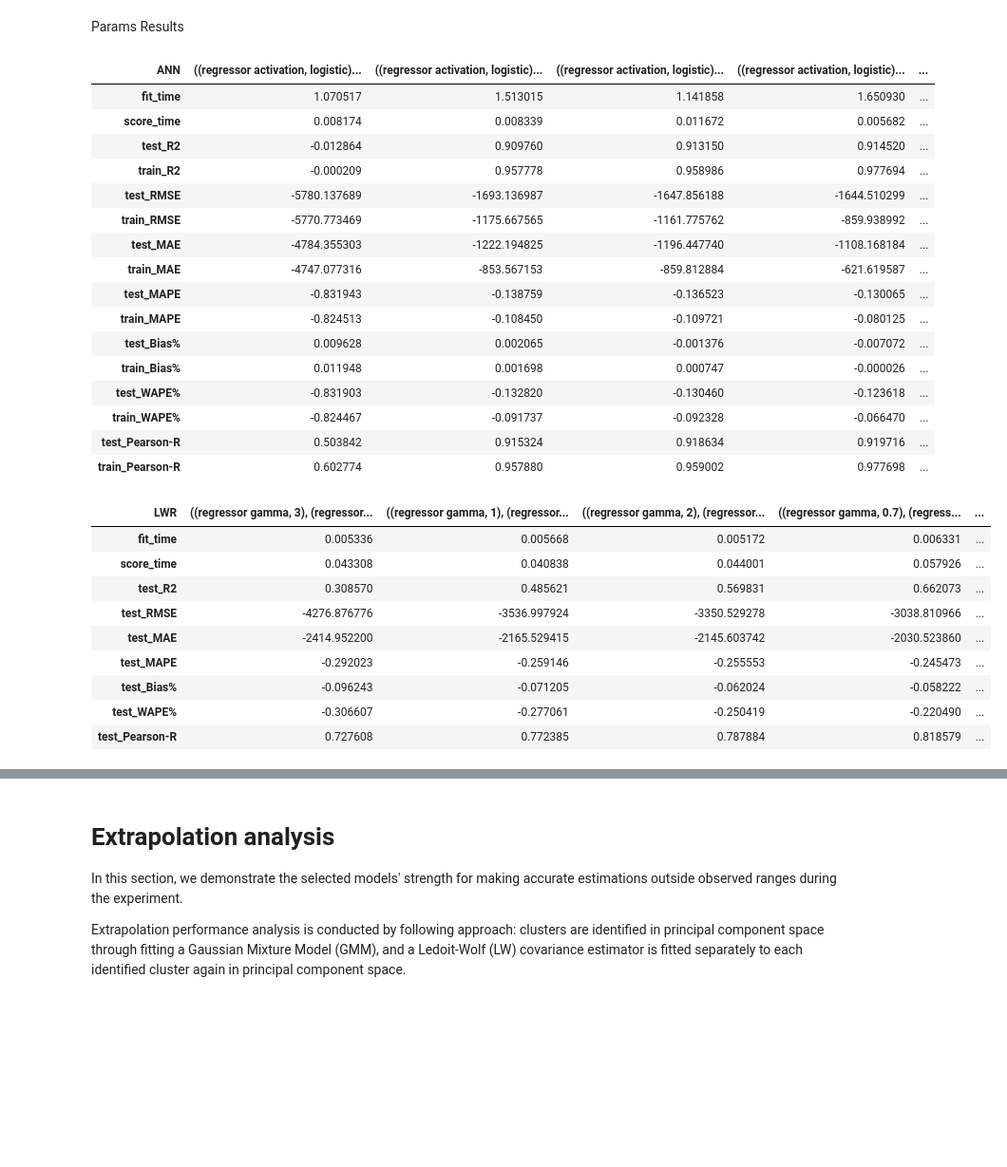
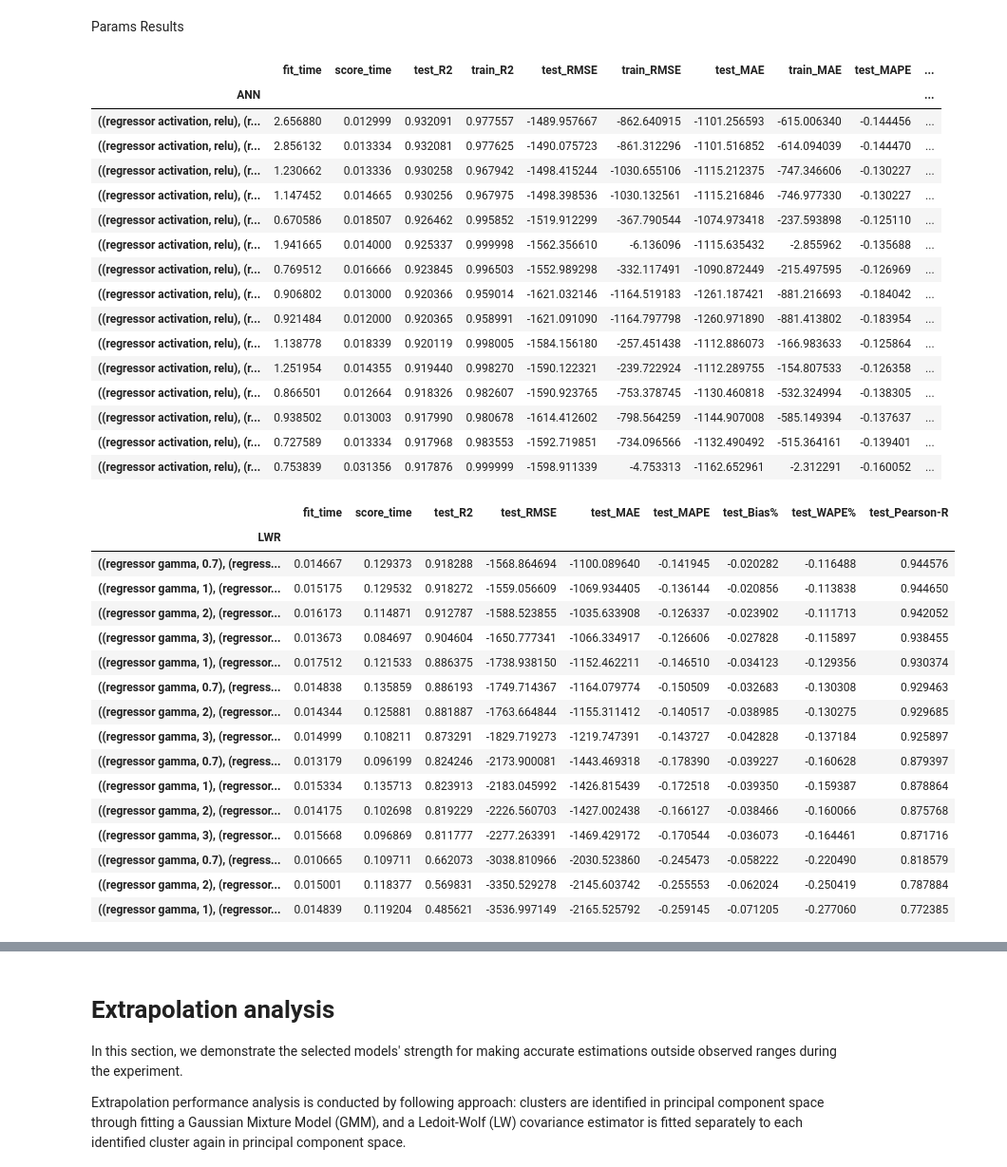
Before and after one commit to sukruc/htp-dp, a Jupyter notebook: notebook/hTP.ipynb, the cells around one changed output, grey strips where cells are left out. Shown at 95% size. Saved outputs shown, nothing was run; the diff lists cells and outputs as text; code cells hidden in the pictures; blank space fills up the shorter version.

```diff
--- a/notebook/hTP.ipynb
+++ b/notebook/hTP.ipynb
@@ -8,4 +8,8 @@ from utils import Dataset, getDataset
 import utils as u
 import pandas as pd
 import seaborn as sns
+import time
+import sklearnex
 idx = pd.IndexSlice
+pd.set_option('display.max_columns', 800)
+pd.set_option('display.max_rows', 800)
@@ -204,5 +217,8 @@ htp.displayHistogram(target_var='Heat transfer coefficient')
 Params results
 # %%
 for m in htp.models_cv:
-    display(u.process_ann_results(htp.models_cv[m], m)[0].T)
+    print(m)
+    _ = u.process_ann_results(htp.models_cv[m], m)[0]
+    _.to_csv("../output/htp_normal_{}.csv".format(m), index=False)
+    display(_.sort_values("test_R2", ascending=False).head(15))
 # %% [output]
@@ -347,32 +383,41 @@ dp.displayHistogram(target_var='Pressure drop')
 Params Results
 # %%
 for m in dp.models_cv:
-    display(u.process_ann_results(dp.models_cv[m], m)[0].T)
+    _ = u.process_ann_results(dp.models_cv[m], m)[0]
+    _.to_csv("../output/dp_normal_{}.csv".format(m), index=False)
+    display(_.sort_values("test_R2", ascending=False).head(15))
 # %% [output]
-| ANN | ((regressor activation, logistic)... | ((regressor activation, logistic)... | ((regressor activation, logistic)... | ((regressor activation, logistic)... | ... |
-| fit_time | 1.070517 | 1.513015 | 1.141858 | 1.650930 | ... |
-| score_time | 0.008174 | 0.008339 | 0.011672 | 0.005682 | ... |
-| test_R2 | -0.012864 | 0.909760 | 0.913150 | 0.914520 | ... |
-| train_R2 | -0.000209 | 0.957778 | 0.958986 | 0.977694 | ... |
-| test_RMSE | -5780.137689 | -1693.136987 | -1647.856188 | -1644.510299 | ... |
-| train_RMSE | -5770.773469 | -1175.667565 | -1161.775762 | -859.938992 | ... |
-| test_MAE | -4784.355303 | -1222.194825 | -1196.447740 | -1108.168184 | ... |
-| train_MAE | -4747.077316 | -853.567153 | -859.812884 | -621.619587 | ... |
-| test_MAPE | -0.831943 | -0.138759 | -0.136523 | -0.130065 | ... |
-| train_MAPE | -0.824513 | -0.108450 | -0.109721 | -0.080125 | ... |
-| test_Bias% | 0.009628 | 0.002065 | -0.001376 | -0.007072 | ... |
-| train_Bias% | 0.011948 | 0.001698 | 0.000747 | -0.000026 | ... |
-| test_WAPE% | -0.831903 | -0.132820 | -0.130460 | -0.123618 | ... |
-| train_WAPE% | -0.824467 | -0.091737 | -0.092328 | -0.066470 | ... |
-| test_Pearson-R | 0.503842 | 0.915324 | 0.918634 | 0.919716 | ... |
-| train_Pearson-R | 0.602774 | 0.957880 | 0.959002 | 0.977698 | ... |
+|  | fit_time | score_time | test_R2 | train_R2 | test_RMSE | train_RMSE | test_MAE | train_MAE | test_MAPE | ... |
+| ANN |  |  |  |  |  |  |  |  |  | ... |
+| ((regressor activation, relu), (r... | 2.656880 | 0.012999 | 0.932091 | 0.977557 | -1489.957667 | -862.640915 | -1101.256593 | -615.006340 | -0.144456 | ... |
+| ((regressor activation, relu), (r... | 2.856132 | 0.013334 | 0.932081 | 0.977625 | -1490.075723 | -861.312296 | -1101.516852 | -614.094039 | -0.144470 | ... |
+| ((regressor activation, relu), (r... | 1.230662 | 0.013336 | 0.930258 | 0.967942 | -1498.415244 | -1030.655106 | -1115.212375 | -747.346606 | -0.130227 | ... |
+| ((regressor activation, relu), (r... | 1.147452 | 0.014665 | 0.930256 | 0.967975 | -1498.398536 | -1030.132561 | -1115.216846 | -746.977330 | -0.130227 | ... |
+| ((regressor activation, relu), (r... | 0.670586 | 0.018507 | 0.926462 | 0.995852 | -1519.912299 | -367.790544 | -1074.973418 | -237.593898 | -0.125110 | ... |
+| ((regressor activation, relu), (r... | 1.941665 | 0.014000 | 0.925337 | 0.999998 | -1562.356610 | -6.136096 | -1115.635432 | -2.855962 | -0.135688 | ... |
+| ((regressor activation, relu), (r... | 0.769512 | 0.016666 | 0.923845 | 0.996503 | -1552.989298 | -332.117491 | -1090.872449 | -215.497595 | -0.126969 | ... |
+| ((regressor activation, relu), (r... | 0.906802 | 0.013000 | 0.920366 | 0.959014 | -1621.032146 | -1164.519183 | -1261.187421 | -881.216693 | -0.184042 | ... |
+| ((regressor activation, relu), (r... | 0.921484 | 0.012000 | 0.920365 | 0.958991 | -1621.091090 | -1164.797798 | -1260.971890 | -881.413802 | -0.183954 | ... |
+| ((regressor activation, relu), (r... | 1.138778 | 0.018339 | 0.920119 | 0.998005 | -1584.156180 | -257.451438 | -1112.886073 | -166.983633 | -0.125864 | ... |
+| ((regressor activation, relu), (r... | 1.251954 | 0.014355 | 0.919440 | 0.998270 | -1590.122321 | -239.722924 | -1112.289755 | -154.807533 | -0.126358 | ... |
+| ((regressor activation, relu), (r... | 0.866501 | 0.012664 | 0.918326 | 0.982607 | -1590.923765 | -753.378745 | -1130.460818 | -532.324994 | -0.138305 | ... |
+| ((regressor activation, relu), (r... | 0.938502 | 0.013003 | 0.917990 | 0.980678 | -1614.412602 | -798.564259 | -1144.907008 | -585.149394 | -0.137637 | ... |
+| ((regressor activation, relu), (r... | 0.727589 | 0.013334 | 0.917968 | 0.983553 | -1592.719851 | -734.096566 | -1132.490492 | -515.364161 | -0.139401 | ... |
+| ((regressor activation, relu), (r... | 0.753839 | 0.031356 | 0.917876 | 0.999999 | -1598.911339 | -4.753313 | -1162.652961 | -2.312291 | -0.160052 | ... |
-| LWR | ((regressor gamma, 3), (regressor... | ((regressor gamma, 1), (regressor... | ((regressor gamma, 2), (regressor... | ((regressor gamma, 0.7), (regress... | ... |
-| fit_time | 0.005336 | 0.005668 | 0.005172 | 0.006331 | ... |
-| score_time | 0.043308 | 0.040838 | 0.044001 | 0.057926 | ... |
-| test_R2 | 0.308570 | 0.485621 | 0.569831 | 0.662073 | ... |
-| test_RMSE | -4276.876776 | -3536.997924 | -3350.529278 | -3038.810966 | ... |
-| test_MAE | -2414.952200 | -2165.529415 | -2145.603742 | -2030.523860 | ... |
-| test_MAPE | -0.292023 | -0.259146 | -0.255553 | -0.245473 | ... |
-| test_Bias% | -0.096243 | -0.071205 | -0.062024 | -0.058222 | ... |
-| test_WAPE% | -0.306607 | -0.277061 | -0.250419 | -0.220490 | ... |
-| test_Pearson-R | 0.727608 | 0.772385 | 0.787884 | 0.818579 | ... |
+|  | fit_time | score_time | test_R2 | test_RMSE | test_MAE | test_MAPE | test_Bias% | test_WAPE% | test_Pearson-R |
+| LWR |  |  |  |  |  |  |  |  |  |
+| ((regressor gamma, 0.7), (regress... | 0.014667 | 0.129373 | 0.918288 | -1568.864694 | -1100.089640 | -0.141945 | -0.020282 | -0.116488 | 0.944576 |
+| ((regressor gamma, 1), (regressor... | 0.015175 | 0.129532 | 0.918272 | -1559.056609 | -1069.934405 | -0.136144 | -0.020856 | -0.113838 | 0.944650 |
+| ((regressor gamma, 2), (regressor... | 0.016173 | 0.114871 | 0.912787 | -1588.523855 | -1035.633908 | -0.126337 | -0.023902 | -0.111713 | 0.942052 |
+| ((regressor gamma, 3), (regressor... | 0.013673 | 0.084697 | 0.904604 | -1650.777341 | -1066.334917 | -0.126606 | -0.027828 | -0.115897 | 0.938455 |
+| ((regressor gamma, 1), (regressor... | 0.017512 | 0.121533 | 0.886375 | -1738.938150 | -1152.462211 | -0.146510 | -0.034123 | -0.129356 | 0.930374 |
+| ((regressor gamma, 0.7), (regress... | 0.014838 | 0.135859 | 0.886193 | -1749.714367 | -1164.079774 | -0.150509 | -0.032683 | -0.130308 | 0.929463 |
+| ((regressor gamma, 2), (regressor... | 0.014344 | 0.125881 | 0.881887 | -1763.664844 | -1155.311412 | -0.140517 | -0.038985 | -0.130275 | 0.929685 |
+| ((regressor gamma, 3), (regressor... | 0.014999 | 0.108211 | 0.873291 | -1829.719273 | -1219.747391 | -0.143727 | -0.042828 | -0.137184 | 0.925897 |
+| ((regressor gamma, 0.7), (regress... | 0.013179 | 0.096199 | 0.824246 | -2173.900081 | -1443.469318 | -0.178390 | -0.039227 | -0.160628 | 0.879397 |
+| ((regressor gamma, 1), (regressor... | 0.015334 | 0.135713 | 0.823913 | -2183.045992 | -1426.815439 | -0.172518 | -0.039350 | -0.159387 | 0.878864 |
+| ((regressor gamma, 2), (regressor... | 0.014175 | 0.102698 | 0.819229 | -2226.560703 | -1427.002438 | -0.166127 | -0.038466 | -0.160066 | 0.875768 |
+| ((regressor gamma, 3), (regressor... | 0.015668 | 0.096869 | 0.811777 | -2277.263391 | -1469.429172 | -0.170544 | -0.036073 | -0.164461 | 0.871716 |
+| ((regressor gamma, 0.7), (regress... | 0.010665 | 0.109711 | 0.662073 | -3038.810966 | -2030.523860 | -0.245473 | -0.058222 | -0.220490 | 0.818579 |
+| ((regressor gamma, 2), (regressor... | 0.015001 | 0.118377 | 0.569831 | -3350.529278 | -2145.603742 | -0.255553 | -0.062024 | -0.250419 | 0.787884 |
+| ((regressor gamma, 1), (regressor... | 0.014839 | 0.119204 | 0.485621 | -3536.997149 | -2165.525792 | -0.259145 | -0.071205 | -0.277060 | 0.772385 |
```
Also changed, not shown: parts of 31 cells of this notebook, 14 other files.
